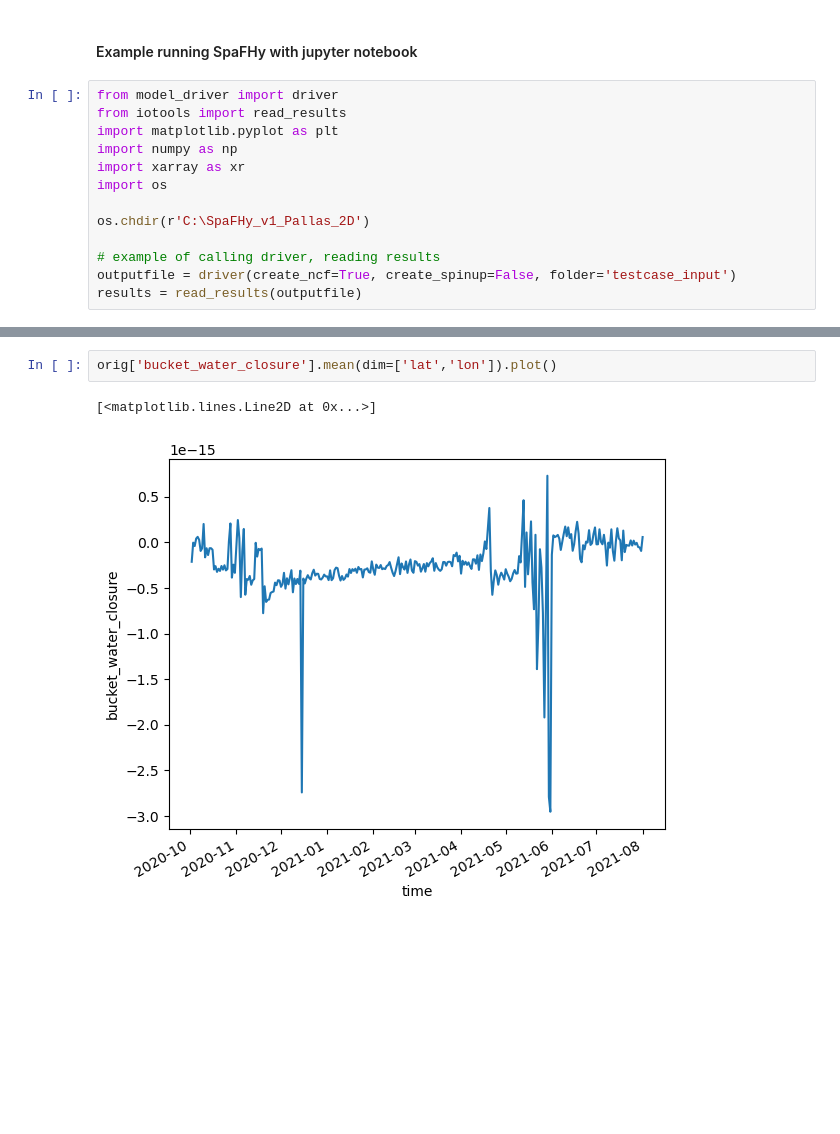
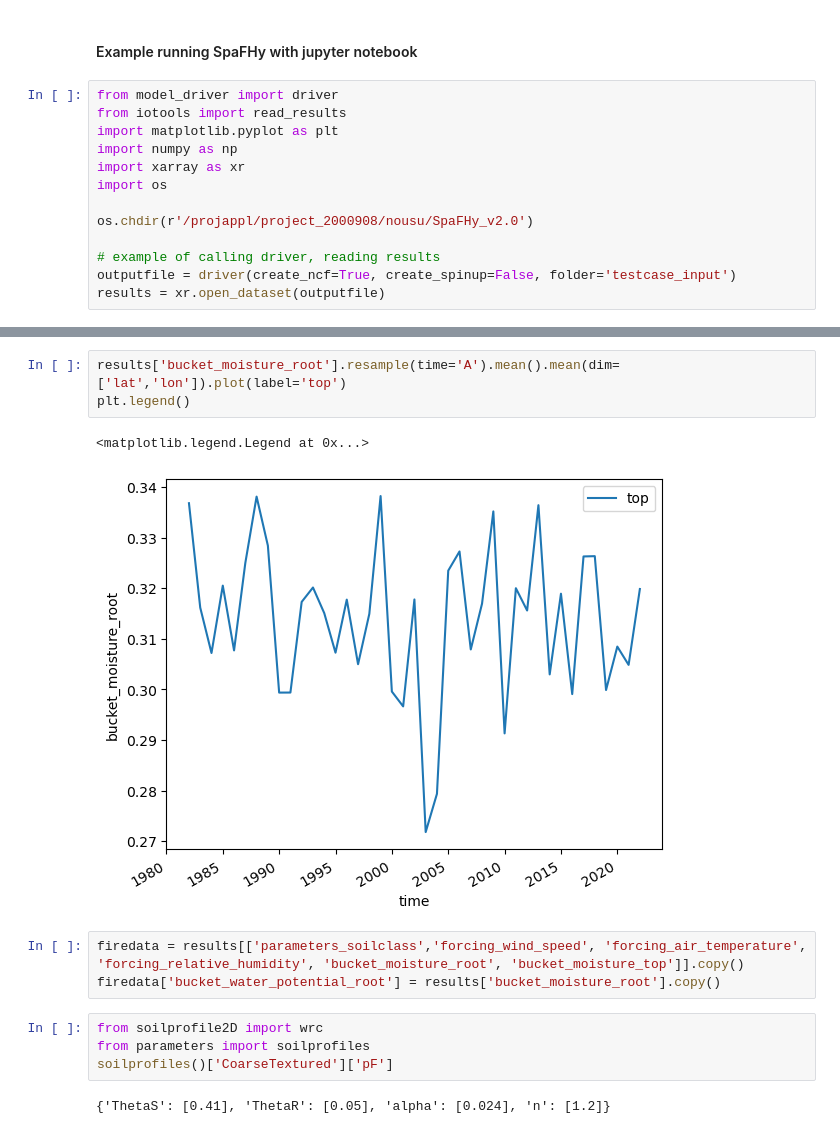
Before and after one commit to jpnousu/SpaFHy_v2.0, a Jupyter notebook: run_example.ipynb, the cells around one changed output, grey strips where cells are left out. Saved outputs shown, nothing was run; the diff lists cells and outputs as text; blank space fills up the shorter version.

```diff
--- a/run_example.ipynb
+++ b/run_example.ipynb
@@ -8,9 +8,9 @@ import numpy as np
 import xarray as xr
 import os
 
-os.chdir(r'C:\SpaFHy_v1_Pallas_2D')
+os.chdir(r'/projappl/project_2000908/nousu/SpaFHy_v2.0')
 
 # example of calling driver, reading results
 outputfile = driver(create_ncf=True, create_spinup=False, folder='testcase_input')
-results = read_results(outputfile)
+results = xr.open_dataset(outputfile)
 # %% [output]
@@ -82,5 +45,15 @@ plt.legend()
 # %%
-orig['bucket_water_closure'].mean(dim=['lat','lon']).plot()
+results['bucket_moisture_root'].resample(time='A').mean().mean(dim=['lat','lon']).plot(label='top')
+plt.legend()
 # %% [output]
-[<matplotlib.lines.Line2D at 0x...>]
+<matplotlib.legend.Legend at 0x...>
-[figure, old version]
+[figure, new version]
+# %%
+firedata = results[['parameters_soilclass','forcing_wind_speed', 'forcing_air_temperature', 'forcing_relative_humidity', 'bucket_moisture_root', 'bucket_moisture_top']].copy()
+firedata['bucket_water_potential_root'] = results['bucket_moisture_root'].copy()
+# %%
+from soilprofile2D import wrc
+from parameters import soilprofiles
+soilprofiles()['CoarseTextured']['pF']
+# %% [output]
+{'ThetaS': [0.41], 'ThetaR': [0.05], 'alpha': [0.024], 'n': [1.2]}
```
Also changed, not shown: parts of 13 cells of this notebook, 25 other files.
